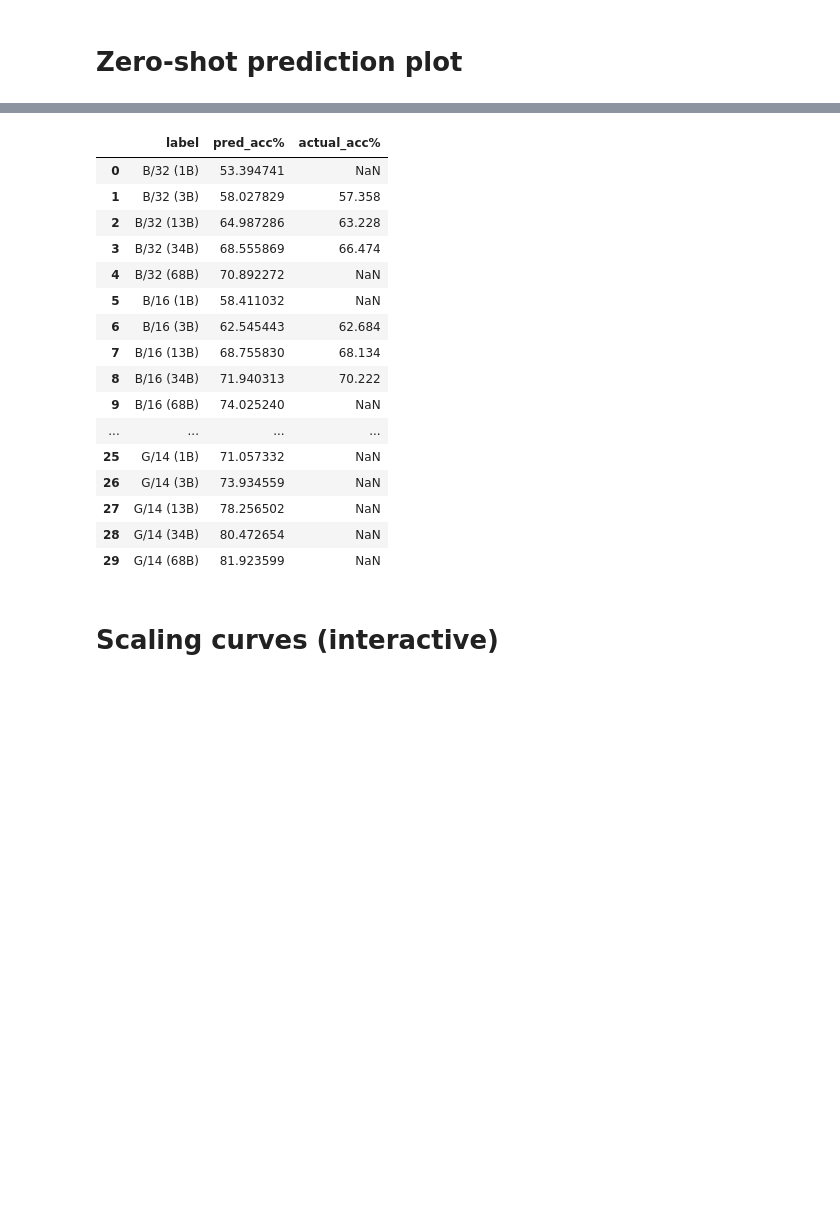
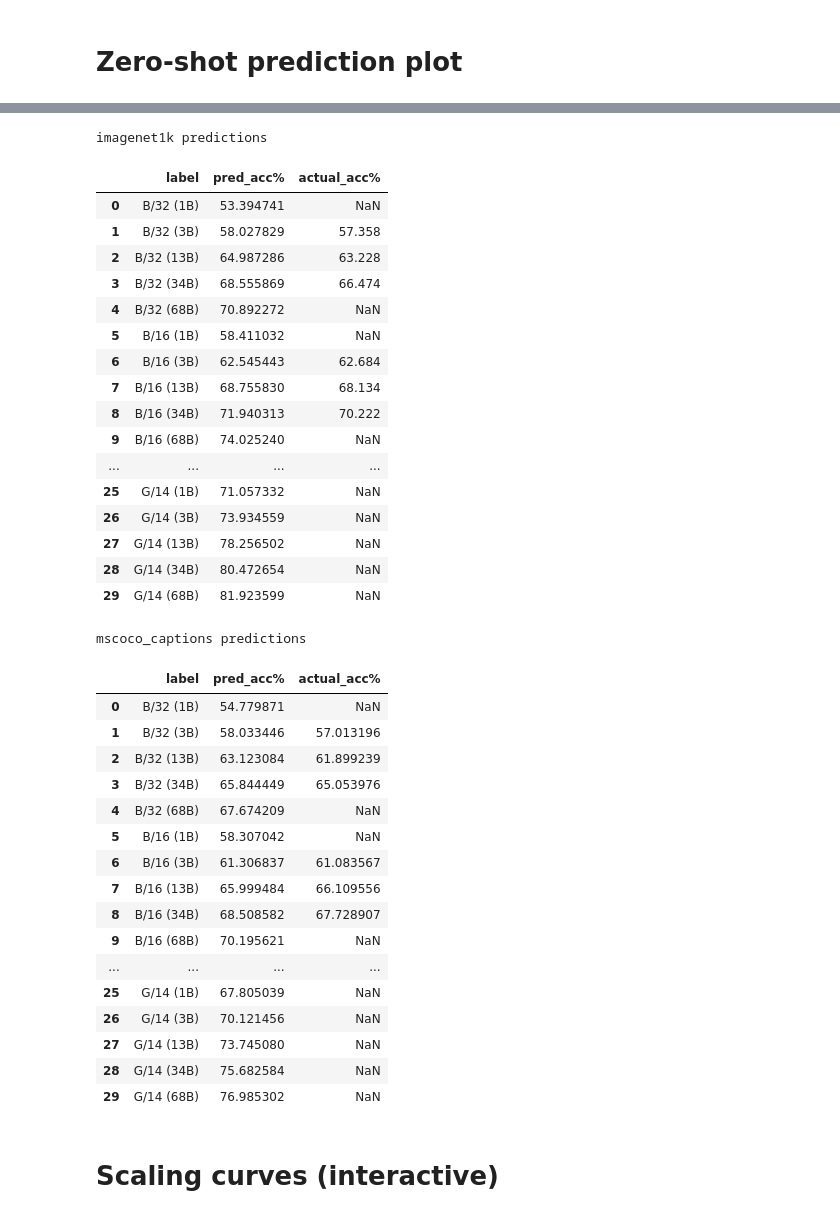
Before and after one commit to LAION-AI/scaling-laws-openclip, a Jupyter notebook: figures.ipynb, the cells around one changed output, grey strips where cells are left out. Drawn from its saved outputs; the diff is of its cells as text; code cells hidden in the pictures; blank space fills up the shorter version.

```diff
--- a/figures.ipynb
+++ b/figures.ipynb
@@ -408,23 +408,44 @@ MAE: 0.8743712188927529
 # %%
-df_pred[['label', 'pred_acc%', 'actual_acc%']]
+for target, df_pred in preds:
+    print(target +  " predictions")
+    display(df_pred[['label', 'pred_acc%', 'actual_acc%']])
 # %% [output]
+imagenet1k predictions
 |  | label | pred_acc% | actual_acc% |
 | 0 | B/32 (1B) | 53.394741 | NaN |
 | 1 | B/32 (3B) | 58.027829 | 57.358 |
 | 2 | B/32 (13B) | 64.987286 | 63.228 |
 | 3 | B/32 (34B) | 68.555869 | 66.474 |
 | 4 | B/32 (68B) | 70.892272 | NaN |
 | 5 | B/16 (1B) | 58.411032 | NaN |
 | 6 | B/16 (3B) | 62.545443 | 62.684 |
 | 7 | B/16 (13B) | 68.755830 | 68.134 |
 | 8 | B/16 (34B) | 71.940313 | 70.222 |
 | 9 | B/16 (68B) | 74.025240 | NaN |
 | ... | ... | ... | ... |
 | 25 | G/14 (1B) | 71.057332 | NaN |
 | 26 | G/14 (3B) | 73.934559 | NaN |
 | 27 | G/14 (13B) | 78.256502 | NaN |
 | 28 | G/14 (34B) | 80.472654 | NaN |
 | 29 | G/14 (68B) | 81.923599 | NaN |
+mscoco_captions predictions
+|  | label | pred_acc% | actual_acc% |
+| 0 | B/32 (1B) | 54.779871 | NaN |
+| 1 | B/32 (3B) | 58.033446 | 57.013196 |
+| 2 | B/32 (13B) | 63.123084 | 61.899239 |
+| 3 | B/32 (34B) | 65.844449 | 65.053976 |
+| 4 | B/32 (68B) | 67.674209 | NaN |
+| 5 | B/16 (1B) | 58.307042 | NaN |
+| 6 | B/16 (3B) | 61.306837 | 61.083567 |
+| 7 | B/16 (13B) | 65.999484 | 66.109556 |
+| 8 | B/16 (34B) | 68.508582 | 67.728907 |
+| 9 | B/16 (68B) | 70.195621 | NaN |
+| ... | ... | ... | ... |
+| 25 | G/14 (1B) | 67.805039 | NaN |
+| 26 | G/14 (3B) | 70.121456 | NaN |
+| 27 | G/14 (13B) | 73.745080 | NaN |
+| 28 | G/14 (34B) | 75.682584 | NaN |
+| 29 | G/14 (68B) | 76.985302 | NaN |
 # %% [markdown]
 # Scaling curves (interactive)
 # %%
```
Also changed, not shown: parts of 3 cells of this notebook.
